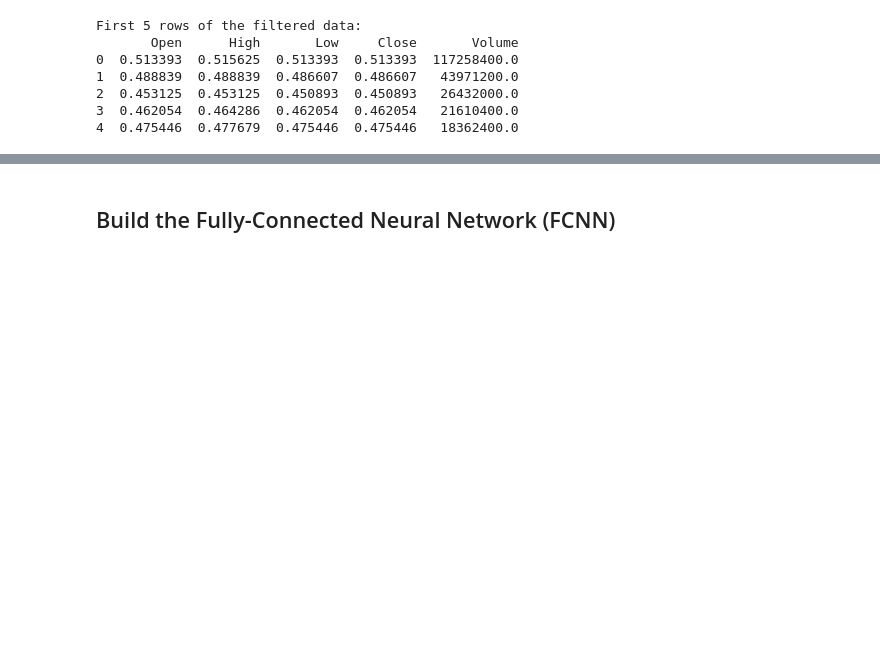
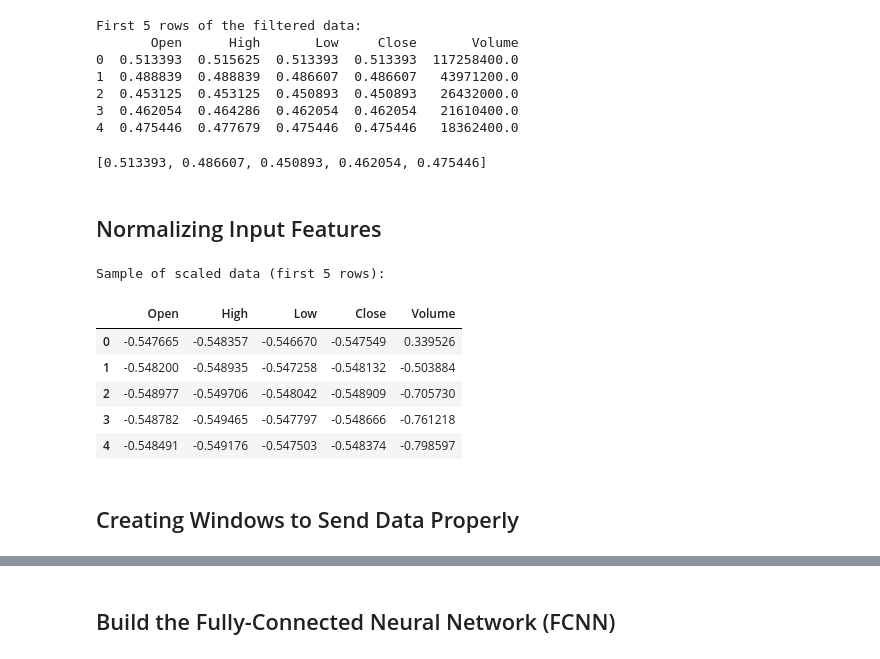
Before and after one commit to williamlorence/CSC180-Project-4, a Jupyter notebook: project4.ipynb, the cells around one changed output, grey strips where cells are left out. Cells and saved outputs as stored; diff of their text form; code cells hidden in the pictures; blank space fills up the shorter version.

```diff
--- a/project4.ipynb
+++ b/project4.ipynb
@@ -39,3 +46,30 @@ First 5 rows of the filtered data:
 2  0.453125  0.453125  0.450893  0.450893   26432000.0
 3  0.462054  0.464286  0.462054  0.462054   21610400.0
 4  0.475446  0.477679  0.475446  0.475446   18362400.0
+# %%
+# drop rows with NaN values
+
+df_filtered = df_filtered.dropna()
+# %%
+close = df_filtered['Close'].tolist()
+close[0:5]
+# %% [output]
+[0.513393, 0.486607, 0.450893, 0.462054, 0.475446]
+# %% [markdown]
+## Normalizing Input Features
+# %%
+df_scaled = (df_filtered - df_filtered.mean()) / df_filtered.std()
+
+# Confirm the normalization
+print("Sample of scaled data (first 5 rows):")
+df_scaled[0:5]
+# %% [output]
+Sample of scaled data (first 5 rows):
+|  | Open | High | Low | Close | Volume |
+| 0 | -0.547665 | -0.548357 | -0.546670 | -0.547549 | 0.339526 |
+| 1 | -0.548200 | -0.548935 | -0.547258 | -0.548132 | -0.503884 |
+| 2 | -0.548977 | -0.549706 | -0.548042 | -0.548909 | -0.705730 |
+| 3 | -0.548782 | -0.549465 | -0.547797 | -0.548666 | -0.761218 |
+| 4 | -0.548491 | -0.549176 | -0.547503 | -0.548374 | -0.798597 |
+# %% [markdown]
+## Creating Windows to Send Data Properly
```
Also changed, not shown: parts of 32 cells of this notebook, 1 other file.
